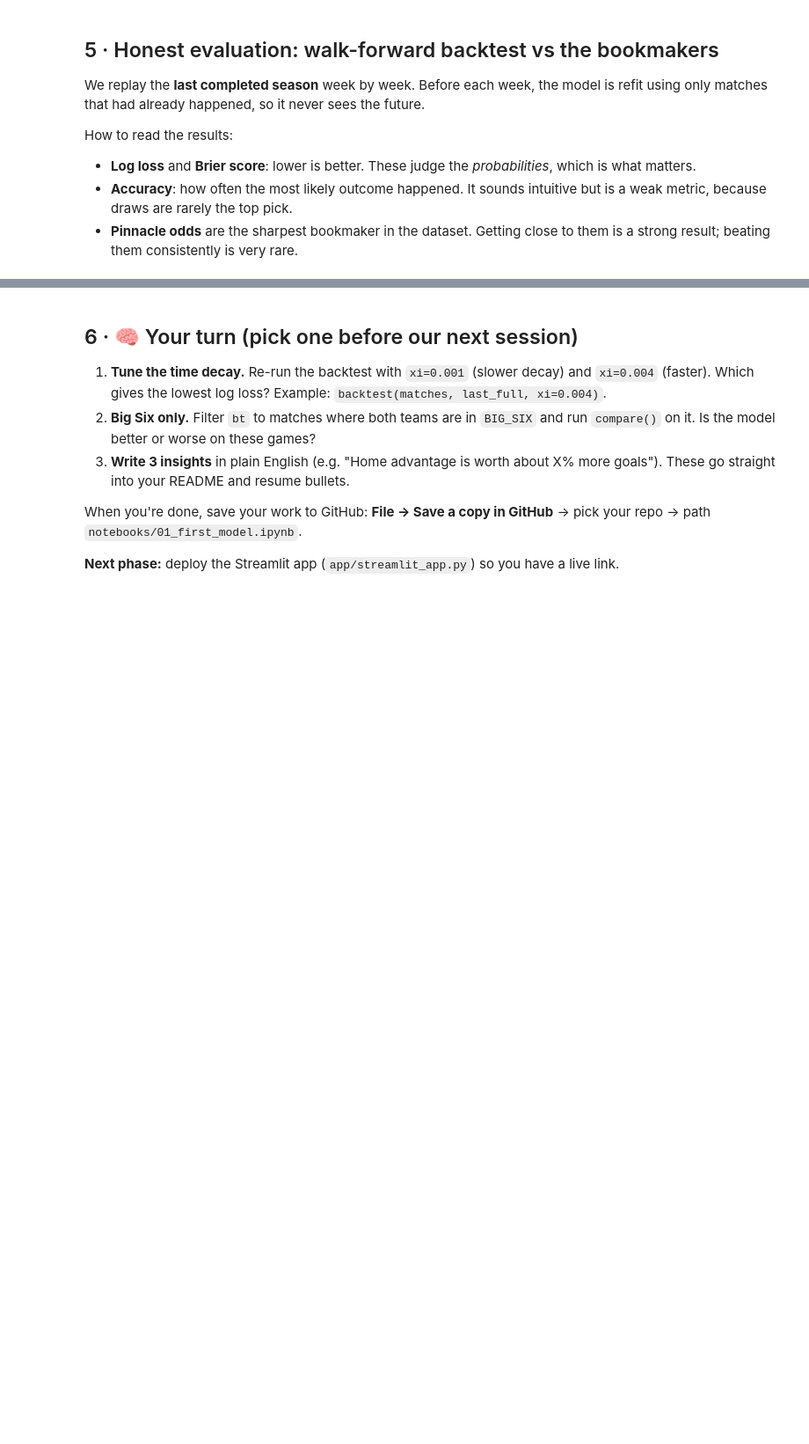
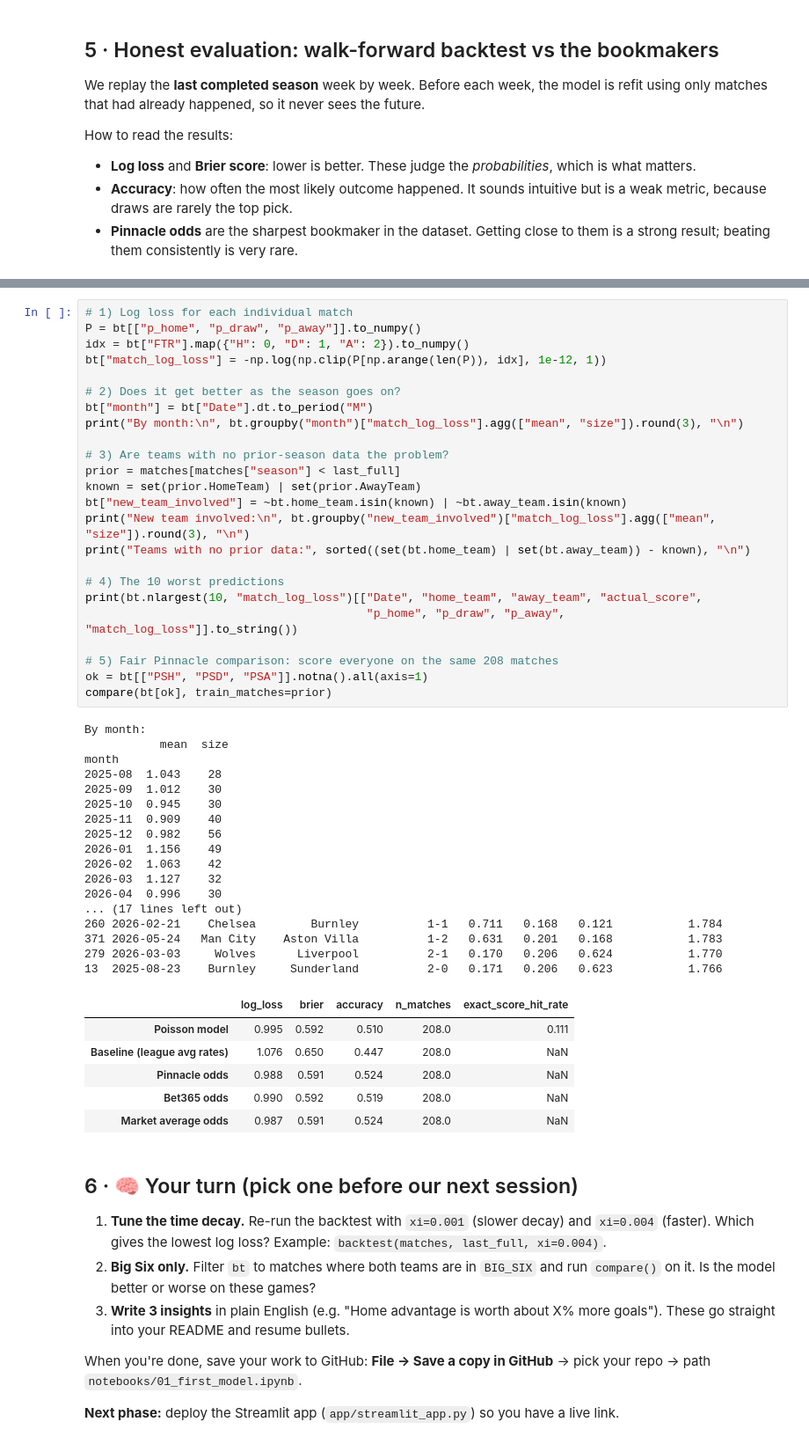
Before and after one commit to Sethchiji/Epl-score-predictor, a Jupyter notebook: notebooks/01_first_model.ipynb, the cells around one changed output, grey strips where cells are left out. Shown at 88% size. Saved outputs shown, nothing was run; the diff lists cells and outputs as text; blank space fills up the shorter version.

```diff
--- a/notebooks/01_first_model.ipynb
+++ b/notebooks/01_first_model.ipynb
@@ -132,3 +270,51 @@ calib
+# %%
+# 1) Log loss for each individual match
+P = bt[["p_home", "p_draw", "p_away"]].to_numpy()
+idx = bt["FTR"].map({"H": 0, "D": 1, "A": 2}).to_numpy()
+bt["match_log_loss"] = -np.log(np.clip(P[np.arange(len(P)), idx], 1e-12, 1))
+
+# 2) Does it get better as the season goes on?
+bt["month"] = bt["Date"].dt.to_period("M")
+print("By month:\n", bt.groupby("month")["match_log_loss"].agg(["mean", "size"]).round(3), "\n")
+
+# 3) Are teams with no prior-season data the problem?
+prior = matches[matches["season"] < last_full]
+known = set(prior.HomeTeam) | set(prior.AwayTeam)
+bt["new_team_involved"] = ~bt.home_team.isin(known) | ~bt.away_team.isin(known)
+print("New team involved:\n", bt.groupby("new_team_involved")["match_log_loss"].agg(["mean", "size"]).round(3), "\n")
+print("Teams with no prior data:", sorted((set(bt.home_team) | set(bt.away_team)) - known), "\n")
+
+# 4) The 10 worst predictions
+print(bt.nlargest(10, "match_log_loss")[["Date", "home_team", "away_team", "actual_score",
+                                         "p_home", "p_draw", "p_away", "match_log_loss"]].to_string())
+
+# 5) Fair Pinnacle comparison: score everyone on the same 208 matches
+ok = bt[["PSH", "PSD", "PSA"]].notna().all(axis=1)
+compare(bt[ok], train_matches=prior)
+# %% [output]
+By month:
+           mean  size
+month
+2025-08  1.043    28
+2025-09  1.012    30
+2025-10  0.945    30
+2025-11  0.909    40
+2025-12  0.982    56
+2026-01  1.156    49
+2026-02  1.063    42
+2026-03  1.127    32
+2026-04  0.996    30
+... (17 lines left out)
+260 2026-02-21    Chelsea        Burnley          1-1   0.711   0.168   0.121           1.784
+371 2026-05-24   Man City    Aston Villa          1-2   0.631   0.201   0.168           1.783
+279 2026-03-03     Wolves      Liverpool          2-1   0.170   0.206   0.624           1.770
+13  2025-08-23    Burnley     Sunderland          2-0   0.171   0.206   0.623           1.766
+|  | log_loss | brier | accuracy | n_matches | exact_score_hit_rate |
+| Poisson model | 0.995 | 0.592 | 0.510 | 208.0 | 0.111 |
+| Baseline (league avg rates) | 1.076 | 0.650 | 0.447 | 208.0 | NaN |
+| Pinnacle odds | 0.988 | 0.591 | 0.524 | 208.0 | NaN |
+| Bet365 odds | 0.990 | 0.592 | 0.519 | 208.0 | NaN |
+| Market average odds | 0.987 | 0.591 | 0.524 | 208.0 | NaN |
 # %% [markdown]
 ## 6 · 🧠 Your turn (pick one before our next session)
 1. **Tune the time decay.** Re-run the backtest with `xi=0.001` (slower decay) and `xi=0.004` (faster). Which gives the lowest log loss? Example: `backtest(matches, last_full, xi=0.004)`.
```
Also changed, not shown: parts of 15 cells of this notebook.
